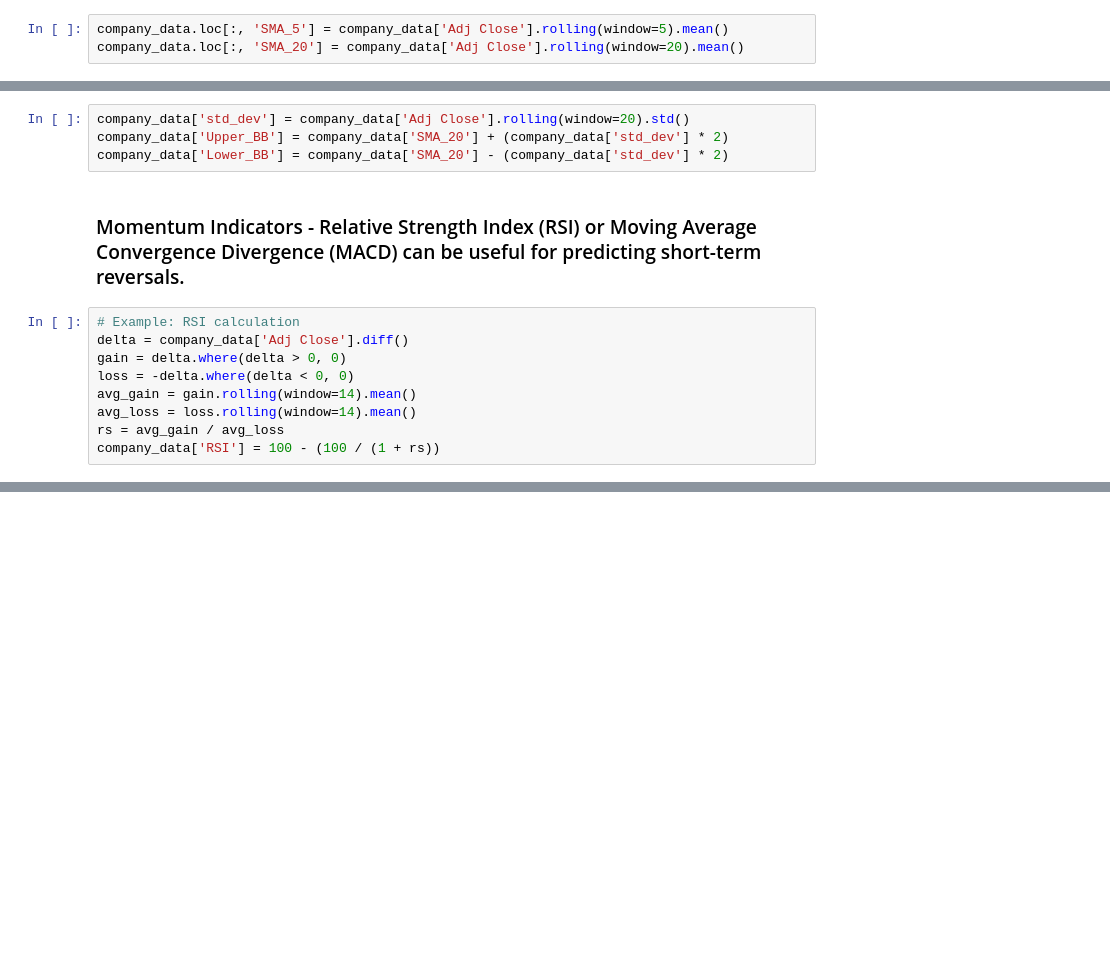
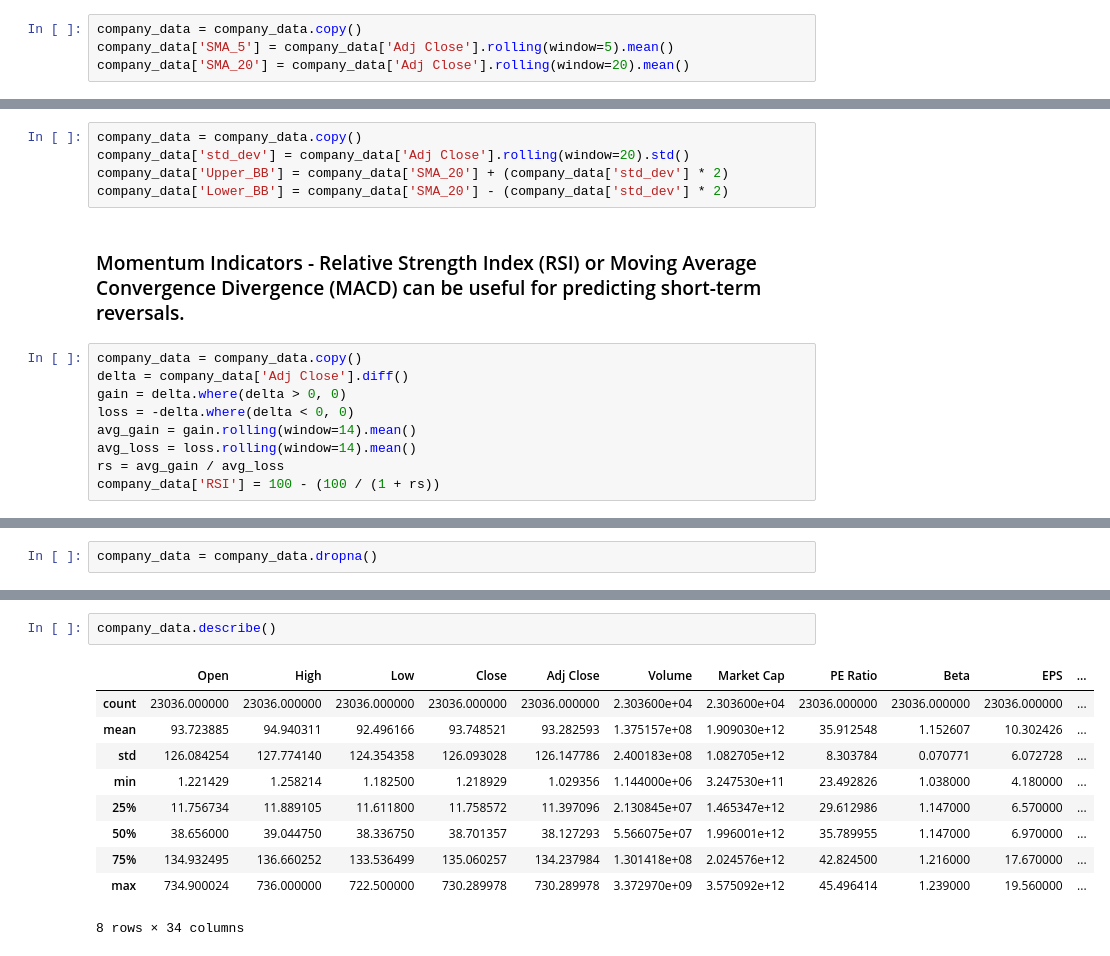
Before and after one commit to aryaandperimeter/stockprojections, a Jupyter notebook: stonks.ipynb, the cells around one changed output, grey strips where cells are left out. Saved outputs shown, nothing was run; the diff lists cells and outputs as text; blank space fills up the shorter version.

```diff
--- a/stonks.ipynb
+++ b/stonks.ipynb
@@ -210,18 +212,20 @@ for company in data['Company'].unique():
 # %% [markdown]
 <h3>Moving Averages - Compute short-term (e.g., 5-day) and medium-term (e.g., 20-day) moving averages on Close or Adj Close prices to capture trends.</h3>
 # %%
-company_data.loc[:, 'SMA_5'] = company_data['Adj Close'].rolling(window=5).mean()
-company_data.loc[:, 'SMA_20'] = company_data['Adj Close'].rolling(window=20).mean()
+company_data = company_data.copy()
+company_data['SMA_5'] = company_data['Adj Close'].rolling(window=5).mean()
+company_data['SMA_20'] = company_data['Adj Close'].rolling(window=20).mean()
 # %% [markdown]
 <h3>Volatility Indicators - Calculate Bollinger Bands or Average True Range (ATR) to capture stock volatility, which can help predict price movement</h3>
 # %%
+company_data = company_data.copy()
 company_data['std_dev'] = company_data['Adj Close'].rolling(window=20).std()
 company_data['Upper_BB'] = company_data['SMA_20'] + (company_data['std_dev'] * 2)
 company_data['Lower_BB'] = company_data['SMA_20'] - (company_data['std_dev'] * 2)
 # %% [markdown]
 <h3>Momentum Indicators - Relative Strength Index (RSI) or Moving Average Convergence Divergence (MACD) can be useful for predicting short-term reversals.</h3>
 # %%
-# Example: RSI calculation
+company_data = company_data.copy()
 delta = company_data['Adj Close'].diff()
 gain = delta.where(delta > 0, 0)
 loss = -delta.where(delta < 0, 0)
@@ -231,0 +260,2 @@ company_data['RSI'] = 100 - (100 / (1 + rs))
+# %%
+company_data = company_data.dropna()
@@ -231,0 +289,13 @@ company_data['RSI'] = 100 - (100 / (1 + rs))
+# %%
+company_data.describe()
+# %% [output]
+|  | Open | High | Low | Close | Adj Close | Volume | Market Cap | PE Ratio | Beta | EPS | ... |
+| count | 23036.000000 | 23036.000000 | 23036.000000 | 23036.000000 | 23036.000000 | 2.303600e+04 | 2.303600e+04 | 23036.000000 | 23036.000000 | 23036.000000 | ... |
+| mean | 93.723885 | 94.940311 | 92.496166 | 93.748521 | 93.282593 | 1.375157e+08 | 1.909030e+12 | 35.912548 | 1.152607 | 10.302426 | ... |
+| std | 126.084254 | 127.774140 | 124.354358 | 126.093028 | 126.147786 | 2.400183e+08 | 1.082705e+12 | 8.303784 | 0.070771 | 6.072728 | ... |
+| min | 1.221429 | 1.258214 | 1.182500 | 1.218929 | 1.029356 | 1.144000e+06 | 3.247530e+11 | 23.492826 | 1.038000 | 4.180000 | ... |
+| 25% | 11.756734 | 11.889105 | 11.611800 | 11.758572 | 11.397096 | 2.130845e+07 | 1.465347e+12 | 29.612986 | 1.147000 | 6.570000 | ... |
+| 50% | 38.656000 | 39.044750 | 38.336750 | 38.701357 | 38.127293 | 5.566075e+07 | 1.996001e+12 | 35.789955 | 1.147000 | 6.970000 | ... |
+| 75% | 134.932495 | 136.660252 | 133.536499 | 135.060257 | 134.237984 | 1.301418e+08 | 2.024576e+12 | 42.824500 | 1.216000 | 17.670000 | ... |
+| max | 734.900024 | 736.000000 | 722.500000 | 730.289978 | 730.289978 | 3.372970e+09 | 3.575092e+12 | 45.496414 | 1.239000 | 19.560000 | ... |
+8 rows × 34 columns
```
Also changed, not shown: parts of 21 cells of this notebook.
